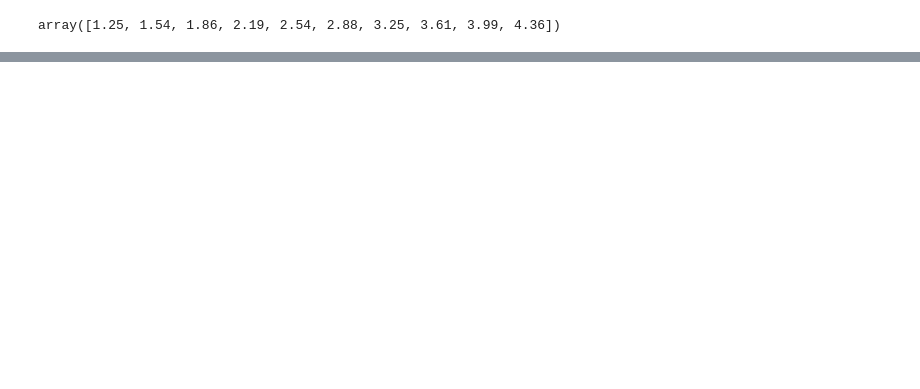
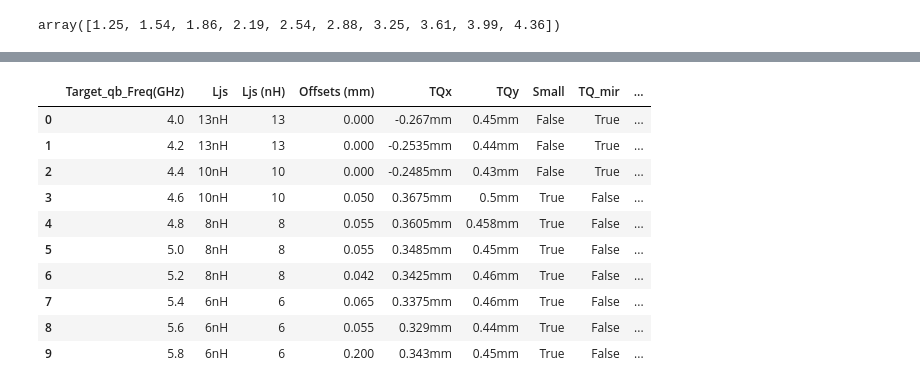
Before and after one commit to Wendywanw/Wendy-qiskit-code, a Jupyter notebook: data/coupler_optimization.ipynb, the cells around one changed output, grey strips where cells are left out. Cells and saved outputs as stored; diff of their text form; code cells hidden in the pictures; blank space fills up the shorter version.

```diff
--- a/data/coupler_optimization.ipynb
+++ b/data/coupler_optimization.ipynb
@@ -246,8 +271,10 @@ find_optimal_gap(6.4)
 # %%
 gaps = {}
+gapps = []
 
-for freq in np.arange(6.4,8.4,0.2):
+for freq in freqs/1000:
     gaps[freq] = find_optimal_gap(freq)
+    gapps.append(gaps[freq])
 # %%
 gaps
 # %% [output]
@@ -275,5 +318,17 @@ gaps_all = [1.25, 1.54, 1.86, 2.19, 2.54, 2.88, 3.25, 3.61]
 # %%
-data_all['Coupling_gap_feedline(um)'] = dat.values[0]
+data_all['Coupling_gap_feedline(um)'] = gapps
-# %%
-data_all.drop(columns = ['Unnamed: 0'], inplace = True)
+# %%
+data_all
+# %% [output]
+|  | Target_qb_Freq(GHz) | Ljs | Ljs (nH) | Offsets (mm) | TQx | TQy | Small | TQ_mir | ... |
+| 0 | 4.0 | 13nH | 13 | 0.000 | -0.267mm | 0.45mm | False | True | ... |
+| 1 | 4.2 | 13nH | 13 | 0.000 | -0.2535mm | 0.44mm | False | True | ... |
+| 2 | 4.4 | 10nH | 10 | 0.000 | -0.2485mm | 0.43mm | False | True | ... |
+| 3 | 4.6 | 10nH | 10 | 0.050 | 0.3675mm | 0.5mm | True | False | ... |
+| 4 | 4.8 | 8nH | 8 | 0.055 | 0.3605mm | 0.458mm | True | False | ... |
+| 5 | 5.0 | 8nH | 8 | 0.055 | 0.3485mm | 0.45mm | True | False | ... |
+| 6 | 5.2 | 8nH | 8 | 0.042 | 0.3425mm | 0.46mm | True | False | ... |
+| 7 | 5.4 | 6nH | 6 | 0.065 | 0.3375mm | 0.46mm | True | False | ... |
+| 8 | 5.6 | 6nH | 6 | 0.055 | 0.329mm | 0.44mm | True | False | ... |
+| 9 | 5.8 | 6nH | 6 | 0.200 | 0.343mm | 0.45mm | True | False | ... |
 # %%
```
Also changed, not shown: parts of 19 cells of this notebook, 4 other files.
